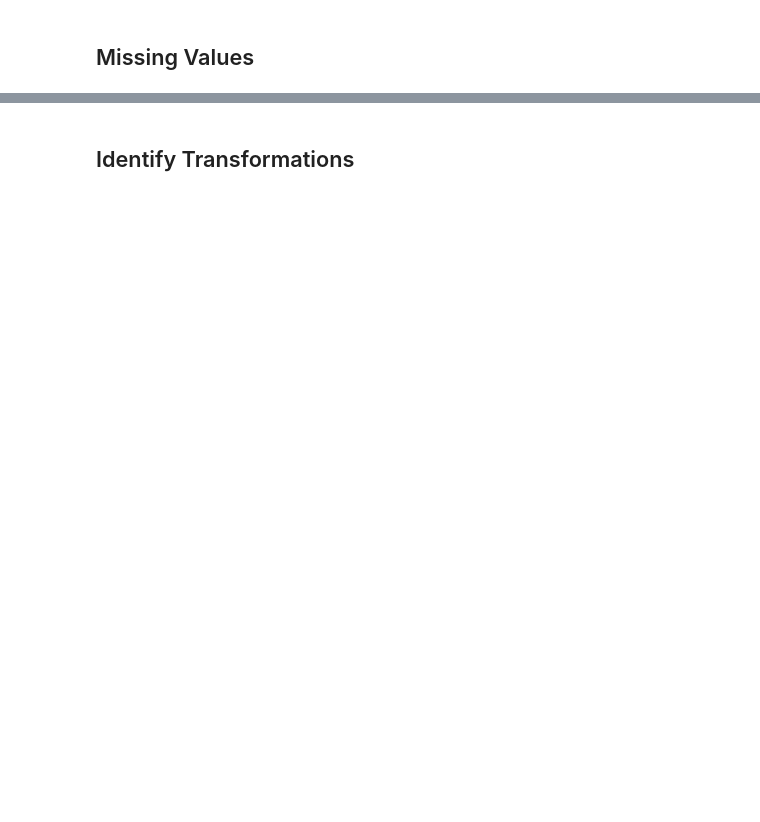
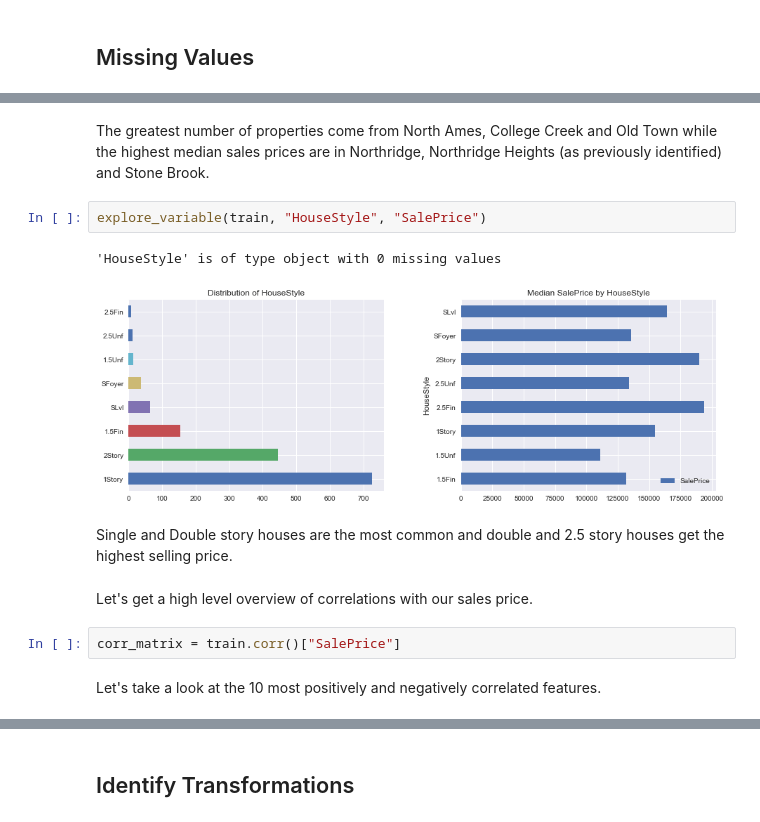
Before and after one commit to dorond/kaggle-house-prices-prediction, a Jupyter notebook: Housing Sale Price Prediction (Kaggle).ipynb, the cells around one changed output, grey strips where cells are left out. Drawn from its saved outputs; the diff is of its cells as text; blank space fills up the shorter version.

```diff
--- a/Housing Sale Price Prediction (Kaggle).ipynb
+++ b/Housing Sale Price Prediction (Kaggle).ipynb
@@ -26,0 +326,15 @@
+# %% [markdown]
+The greatest number of properties come from North Ames, College Creek and Old Town while the highest median sales prices are in Northridge, Northridge Heights (as previously identified) and Stone Brook.
+# %%
+explore_variable(train, "HouseStyle", "SalePrice")
+# %% [output]
+'HouseStyle' is of type object with 0 missing values
+[figure, added]
+# %% [markdown]
+Single and Double story houses are the most common and double and 2.5 story houses get the highest selling price.
+# %% [markdown]
+Let's get a high level overview of correlations with our sales price.
+# %%
+corr_matrix = train.corr()["SalePrice"]
+# %% [markdown]
+Let's take a look at the 10 most positively and negatively correlated features.
```
Also changed, not shown: parts of 44 cells of this notebook.
